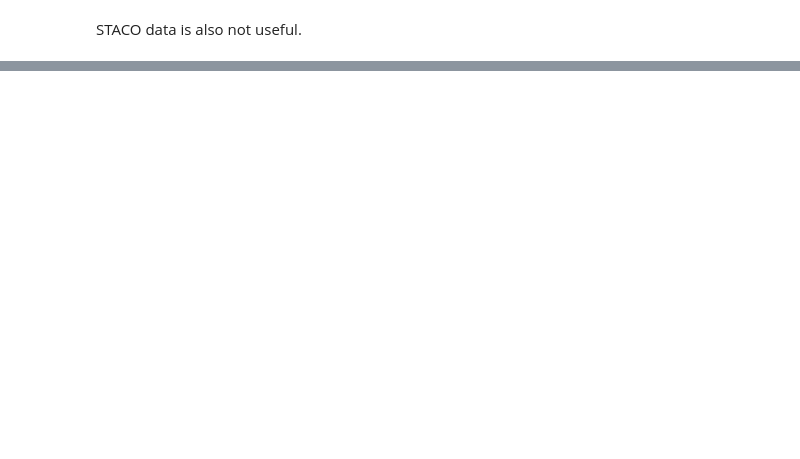
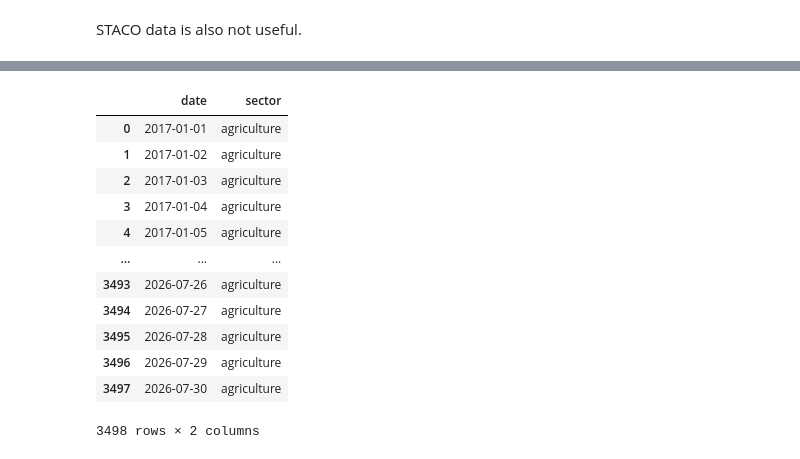
Before and after one commit to Udeani4/SectorLevel_StockPerformance_Predictoion, a Jupyter notebook: creating_stock_groups.ipynb, the cells around one changed output, grey strips where cells are left out. Saved outputs shown, nothing was run; the diff lists cells and outputs as text; code cells hidden in the pictures; blank space fills up the shorter version.

```diff
--- a/creating_stock_groups.ipynb
+++ b/creating_stock_groups.ipynb
@@ -77,3 +77,16 @@ STACO.head(60)
 | 59 | 87336 | STACO | 2018-12-07 | 0.48 | NaN | NaN | 0.48 | 0.0 | 2026-04-08T03:10:46.663078+00:00 |
 # %% [markdown]
 STACO data is also not useful.
+# %%
+## create a pandas dataframe with date from jan 2017 to july 2026
+
+import datetime
+import pandas as pd
+
+# Generate dates from January 1, 2017, to today
+date_series = pd.date_range(start="2017-01-01", end=datetime.date.today())
+
+# Create the DataFrame
+sector_df = pd.DataFrame({"date": date_series})
+
+sector_df
@@ -79,0 +107,19 @@ STACO data is also not useful.
+# %%
+## create a sector column. We wil still automate this
+sector_df['sector']='agriculture'
+# %%
+sector_df
+# %% [output]
+|  | date | sector |
+| 0 | 2017-01-01 | agriculture |
+| 1 | 2017-01-02 | agriculture |
+| 2 | 2017-01-03 | agriculture |
+| 3 | 2017-01-04 | agriculture |
+| 4 | 2017-01-05 | agriculture |
+| ... | ... | ... |
+| 3493 | 2026-07-26 | agriculture |
+| 3494 | 2026-07-27 | agriculture |
+| 3495 | 2026-07-28 | agriculture |
+| 3496 | 2026-07-29 | agriculture |
+| 3497 | 2026-07-30 | agriculture |
+3498 rows × 2 columns
```
Also changed, not shown: parts of 23 cells of this notebook, 1 other file.
